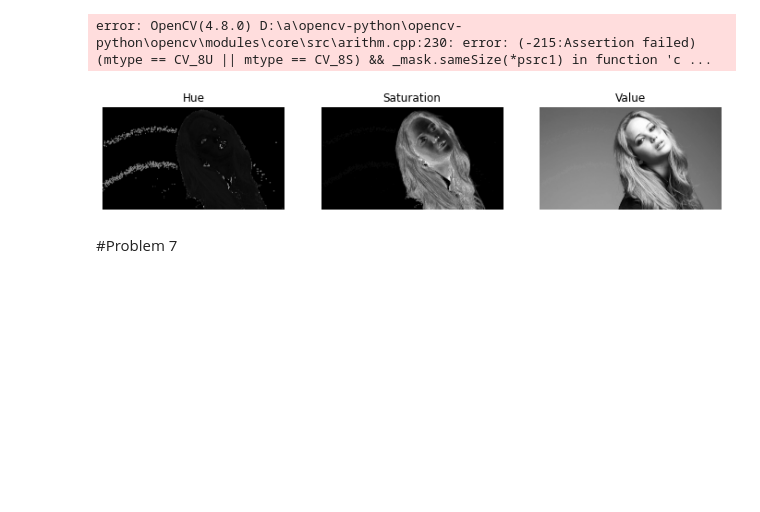
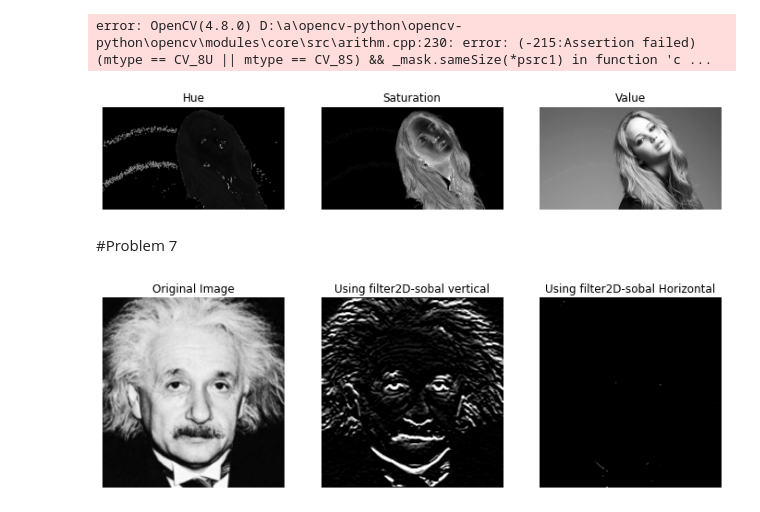
Before and after one commit to HashikaChathubhashaka/Image_Processing_Assignment, a Jupyter notebook: codes.ipynb, the cells around one changed output. Drawn from its saved outputs; the diff is of its cells as text; code cells hidden in the pictures; blank space fills up the shorter version.

```diff
--- a/codes.ipynb
+++ b/codes.ipynb
@@ -377,0 +368,30 @@ filt_im = cv.filter2D(im,-1,kernel)
+# %%
+%matplotlib inline
+import cv2 as cv
+import numpy as np
+import matplotlib.pyplot as plt
+
+im = cv.imread("einstein.png",cv.IMREAD_REDUCED_GRAYSCALE_2)
+
+kernel_for_sobal_vertical = np.array([(-1,-2,-1),(0,0,0),(1,2,1)],dtype="float")
+kernel_for_sobal_horizontal = np.array([(-1,0,1),(-2,0,-2),(-1,0,1)],dtype="float")
+filt_vertical = cv.filter2D(im,-1,kernel_for_sobal_vertical) # image, depth -(depth is like the channel) , the kernel array
+filt_horizontal = cv.filter2D(im,-1,kernel_for_sobal_horizontal) # image, depth -(depth is like the channel) , the kernel array
+fig,ax = plt.subplots(1,3,figsize=(12,6))
+
+ax[0].imshow(im, cmap="gray")
+ax[0].axis("off")
+ax[0].set_title("Original Image",)
+
+ax[1].imshow(filt_vertical,cmap="gray")
+ax[1].axis("off")
+ax[1].set_title("Using filter2D-sobal vertical",)
+
+
+ax[2].imshow(filt_horizontal,cmap = "gray")
+ax[2].axis("off")
+ax[2].set_title("Using filter2D-sobal Horizontal",)
+
+plt.show()
+# %% [output]
+[figure, added]
```
Also changed, not shown: parts of 3 cells of this notebook, 2 other files.
